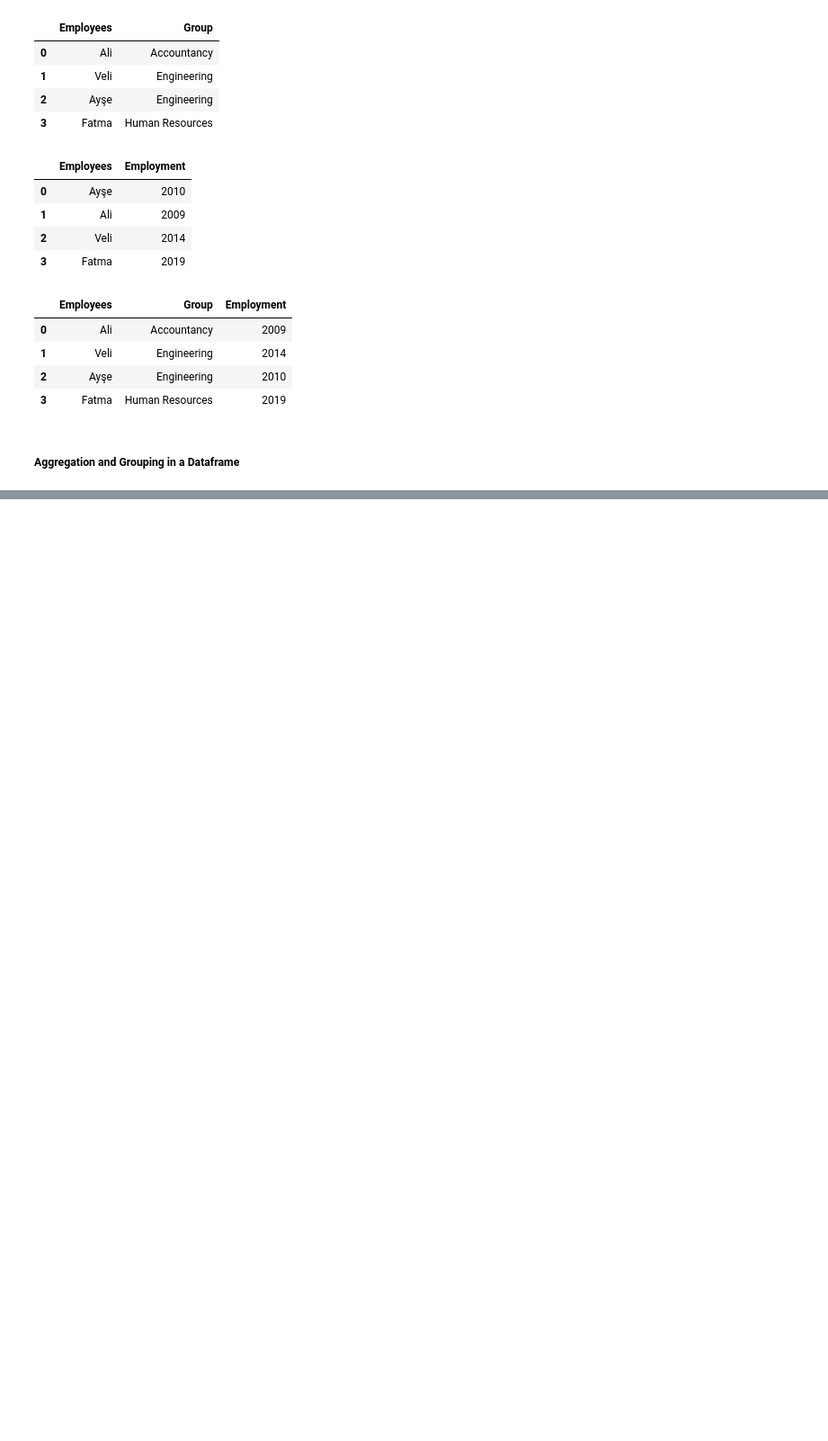
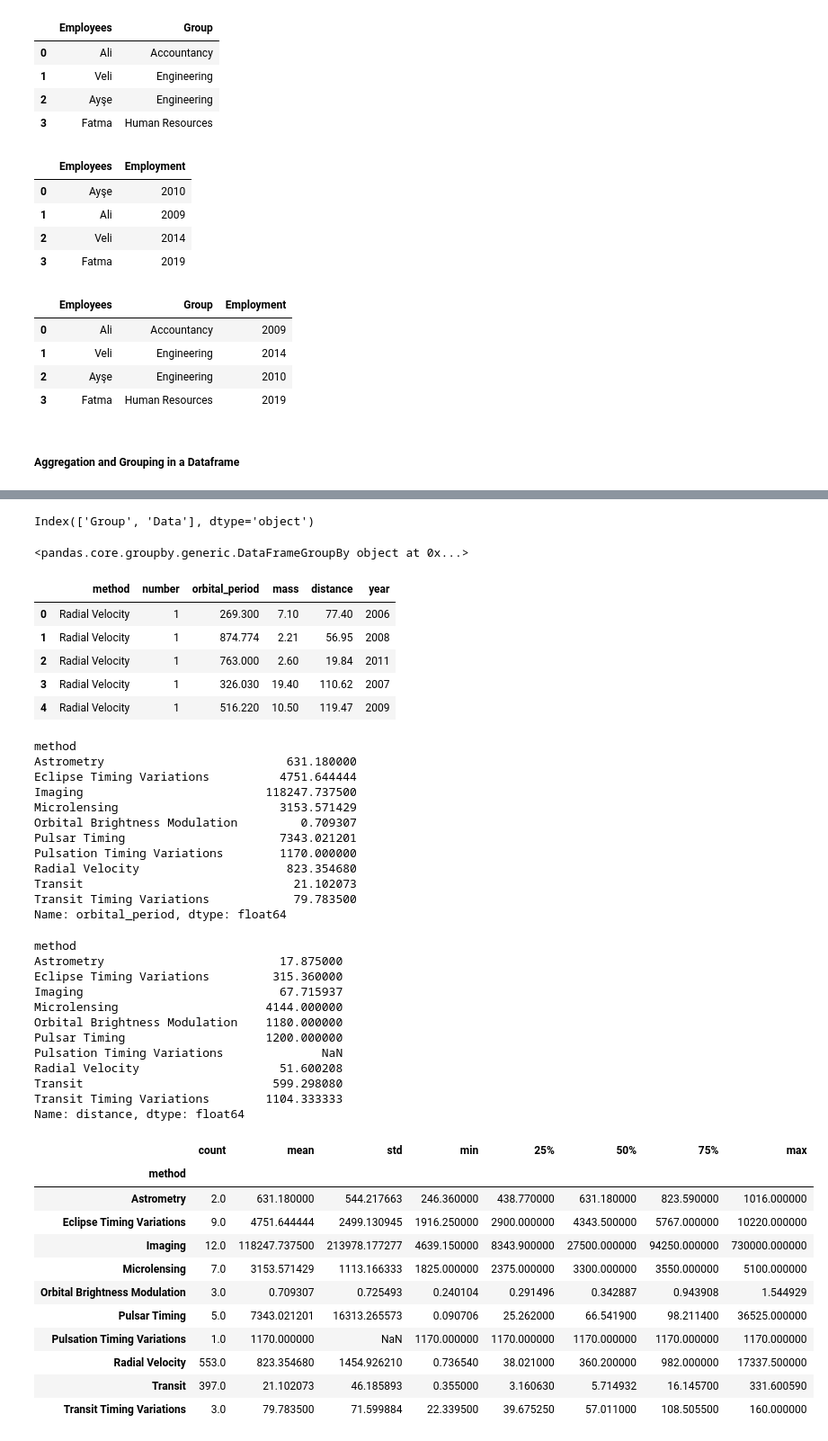
Before and after one commit to SparrowHere/Python-Self-Study-Notebook, a Jupyter notebook: Python Programming Basics.ipynb, the cells around one changed output, grey strips where cells are left out. Shown: that part at 90% size. Cells and saved outputs as stored; diff of their text form; code cells hidden in the pictures; blank space fills up the shorter version.

Commit message:
Added "Grouping"

```diff
--- a/Python Programming Basics.ipynb
+++ b/Python Programming Basics.ipynb
@@ -4589,0 +4588,35 @@ AttributeError: 'NoneType' object has no attribute 'T'
+# %%
+import pandas as pd
+
+df = pd.DataFrame({"Group": ["A", "B", "C", "A", "B", "C"], "Data": [10, 11, 52, 23, 43, 55]})
+display(df, df.columns)
+
+# Grouping is an operation which locates the categorical variables and catches them to be able to make operations.
+
+display(df.groupby("Group"))            # Output   >>   <pandas.core.groupby.generic.DataFrameGroupBy object at 0x0000012545875EA0>
+
+# In the previous line of code, python caught the categorical variables included in column "Group". With this process, we can execute any intended operations.
+
+df.groupby("Group").mean()
+df.groupby("Group").std()
+df.groupby("Group").sum()
+
+import seaborn as sns
+
+df_planets = sns.load_dataset("planets")
+display(df_planets.head())
+
+# Let's say we want to catch the "method" categorical variable.
+df_planets.groupby("method")
+
+# We can't do any operations with just "method" categorical variable. We need to have some sort of data that corresponds to it.
+
+df_planets.groupby("method")["orbital_period"]          # Output   >>   <pandas.core.groupby.generic.SeriesGroupBy object at 0x0000022C5ED5C970>
+
+# With this operation done, we can execute any operation to the gouped dataset.
+display(df_planets.groupby("method")["orbital_period"].mean())
+
+display(df_planets.groupby("method")["distance"].mean())
+
+display(df_planets.groupby("method")["orbital_period"].describe())
+# %% [output]
@@ -4589,0 +4630,44 @@ AttributeError: 'NoneType' object has no attribute 'T'
+Index(['Group', 'Data'], dtype='object')
+<pandas.core.groupby.generic.DataFrameGroupBy object at 0x...>
+|  | method | number | orbital_period | mass | distance | year |
+| 0 | Radial Velocity | 1 | 269.300 | 7.10 | 77.40 | 2006 |
+| 1 | Radial Velocity | 1 | 874.774 | 2.21 | 56.95 | 2008 |
+| 2 | Radial Velocity | 1 | 763.000 | 2.60 | 19.84 | 2011 |
+| 3 | Radial Velocity | 1 | 326.030 | 19.40 | 110.62 | 2007 |
+| 4 | Radial Velocity | 1 | 516.220 | 10.50 | 119.47 | 2009 |
+method
+Astrometry                          631.180000
+Eclipse Timing Variations          4751.644444
+Imaging                          118247.737500
+Microlensing                       3153.571429
+Orbital Brightness Modulation         0.709307
+Pulsar Timing                      7343.021201
+Pulsation Timing Variations        1170.000000
+Radial Velocity                     823.354680
+Transit                              21.102073
+Transit Timing Variations            79.783500
+Name: orbital_period, dtype: float64
+method
+Astrometry                         17.875000
+Eclipse Timing Variations         315.360000
+Imaging                            67.715937
+Microlensing                     4144.000000
+Orbital Brightness Modulation    1180.000000
+Pulsar Timing                    1200.000000
+Pulsation Timing Variations              NaN
+Radial Velocity                    51.600208
+Transit                           599.298080
+Transit Timing Variations        1104.333333
+Name: distance, dtype: float64
+|  | count | mean | std | min | 25% | 50% | 75% | max |
+| method |  |  |  |  |  |  |  |  |
+| Astrometry | 2.0 | 631.180000 | 544.217663 | 246.360000 | 438.770000 | 631.180000 | 823.590000 | 1016.000000 |
+| Eclipse Timing Variations | 9.0 | 4751.644444 | 2499.130945 | 1916.250000 | 2900.000000 | 4343.500000 | 5767.000000 | 10220.000000 |
+| Imaging | 12.0 | 118247.737500 | 213978.177277 | 4639.150000 | 8343.900000 | 27500.000000 | 94250.000000 | 730000.000000 |
+| Microlensing | 7.0 | 3153.571429 | 1113.166333 | 1825.000000 | 2375.000000 | 3300.000000 | 3550.000000 | 5100.000000 |
+| Orbital Brightness Modulation | 3.0 | 0.709307 | 0.725493 | 0.240104 | 0.291496 | 0.342887 | 0.943908 | 1.544929 |
+| Pulsar Timing | 5.0 | 7343.021201 | 16313.265573 | 0.090706 | 25.262000 | 66.541900 | 98.211400 | 36525.000000 |
+| Pulsation Timing Variations | 1.0 | 1170.000000 | NaN | 1170.000000 | 1170.000000 | 1170.000000 | 1170.000000 | 1170.000000 |
+| Radial Velocity | 553.0 | 823.354680 | 1454.926210 | 0.736540 | 38.021000 | 360.200000 | 982.000000 | 17337.500000 |
+| Transit | 397.0 | 21.102073 | 46.185893 | 0.355000 | 3.160630 | 5.714932 | 16.145700 | 331.600590 |
+| Transit Timing Variations | 3.0 | 79.783500 | 71.599884 | 22.339500 | 39.675250 | 57.011000 | 108.505500 | 160.000000 |
```
Also changed, not shown: parts of 3 cells of this notebook.
